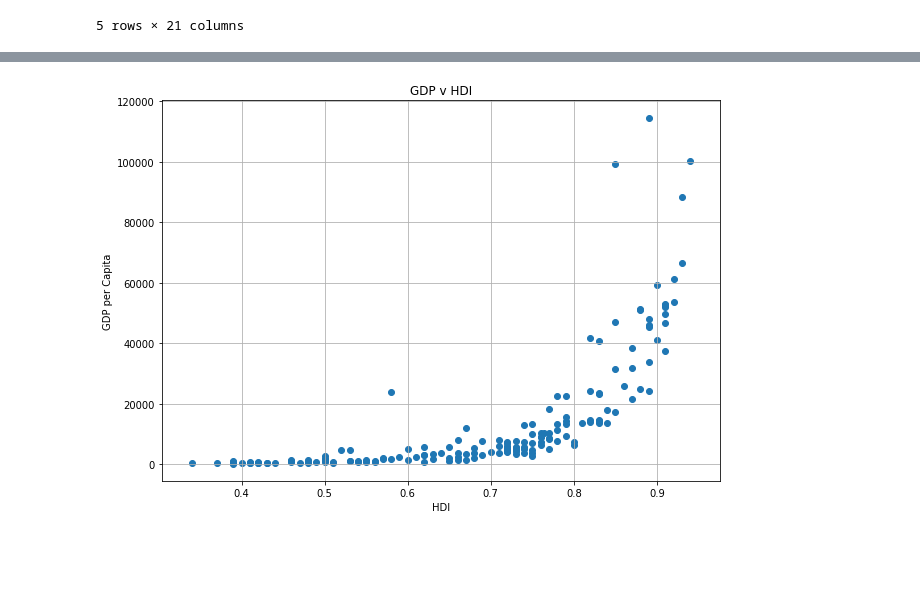
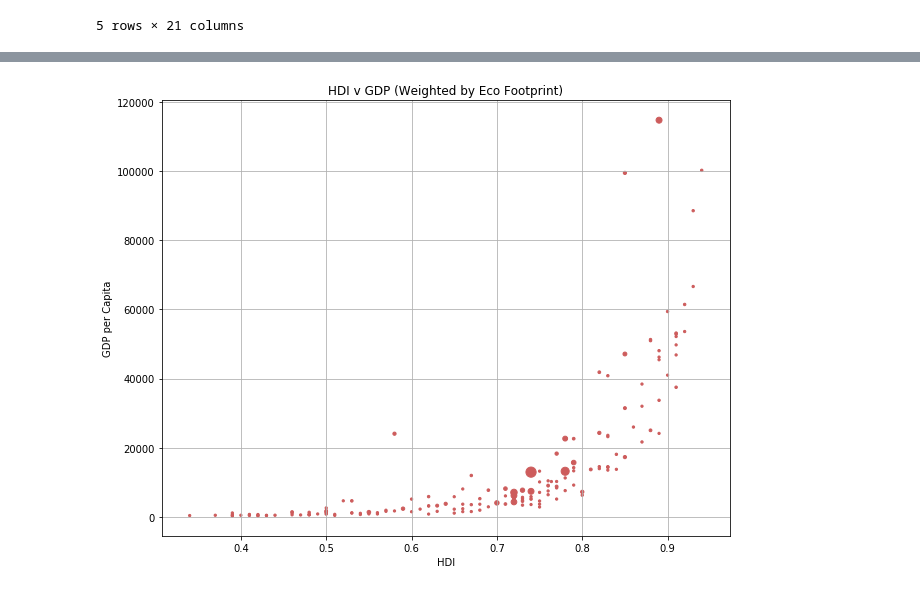
Before and after one commit to limbz-sami/Eco_footprint, a Jupyter notebook: gdp_v_hdi.ipynb, the cells around one changed output, grey strips where cells are left out. Cells and saved outputs as stored; diff of their text form; code cells hidden in the pictures; blank space fills up the shorter version.

Commit message:
HDI v GDP scatter plot + footprint

```diff
--- a/gdp_v_hdi.ipynb
+++ b/gdp_v_hdi.ipynb
@@ -1,12 +1,12 @@
 # %%
-# %run ./footprint_v_biocapacity.ipynb
 %matplotlib inline
+import os
 import pandas as pd
 import matplotlib.pyplot as plt
 import numpy as np
 from scipy import stats
 
-filepath = "Resources/countries.csv"
+filepath = os.path.join('Resources', 'countries.csv')
 eco_csv = pd.read_csv(filepath, header=0)
 eco_csv.head()
 # %% [output]
@@ -18,12 +18,14 @@ eco_csv.head()
 | 4 | Antigua and Barbuda | Latin America | 0.09 | 0.78 | $13,205.10 | NaN | ... |
 5 rows × 21 columns
 # %%
-# New dataframe with only GDP & HDI
-my_df = pd.DataFrame(eco_csv.iloc[:,[0,1,2,3,4]])
+# New dataframe with only GDP, HDI & Footprint
+my_df = pd.DataFrame(eco_csv.iloc[:,[0,1,2,3,4,10,17]])
 my_df['GDP per Capita'] = my_df['GDP per Capita'].str.replace('$','')
 my_df['GDP per Capita'] = my_df['GDP per Capita'].str.replace(',','')
 my_df['GDP per Capita'] = my_df['GDP per Capita'].astype(float)
+my_df['Footprint per Mil Persons'] = my_df['Total Ecological Footprint']/my_df['Population (millions)']
 my_df.dropna(how='any', inplace=True)
 # my_df.count()
-# my_df
+# my_df.dtypes
+my_df.head()
 # %% [output]
@@ -36,13 +38,19 @@ dtype: int64
 # %%
+# Scatter plot of HDI v GDP weighted by Footprint
 hdi = my_df['HDI'].tolist()
 gdp = my_df['GDP per Capita'].tolist()
+# bdr = my_df['Biocapacity Deficit or Reserve'].tolist()
+footprint = my_df['Footprint per Mil Persons'].tolist()
+footprint = [dot+5 for dot in footprint]
 
-fig, ax = plt.subplots(figsize=(10,7))
-plt.scatter(hdi, gdp)
-plt.title('HDI v GDP')
+fig, ax = plt.subplots(figsize=(9,7))
+plt.scatter(hdi, gdp, s=footprint, color='indianred')
+plt.title('HDI v GDP (Weighted by Eco Footprint)')
 plt.xlabel('HDI')
 plt.ylabel('GDP per Capita')
 plt.grid()
+plt.tight_layout()
+plt.savefig('Images/hdi_gdp.png')
 plt.show()
 # %% [output]
-[figure, old version]
+[figure, new version]
```
Also changed, not shown: parts of 2 cells of this notebook.
